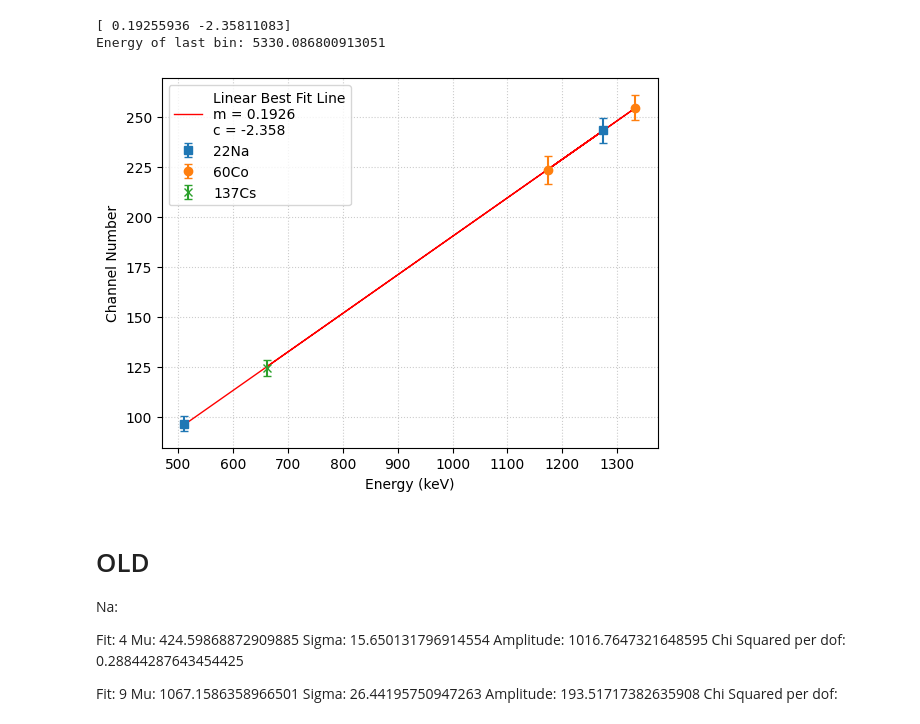
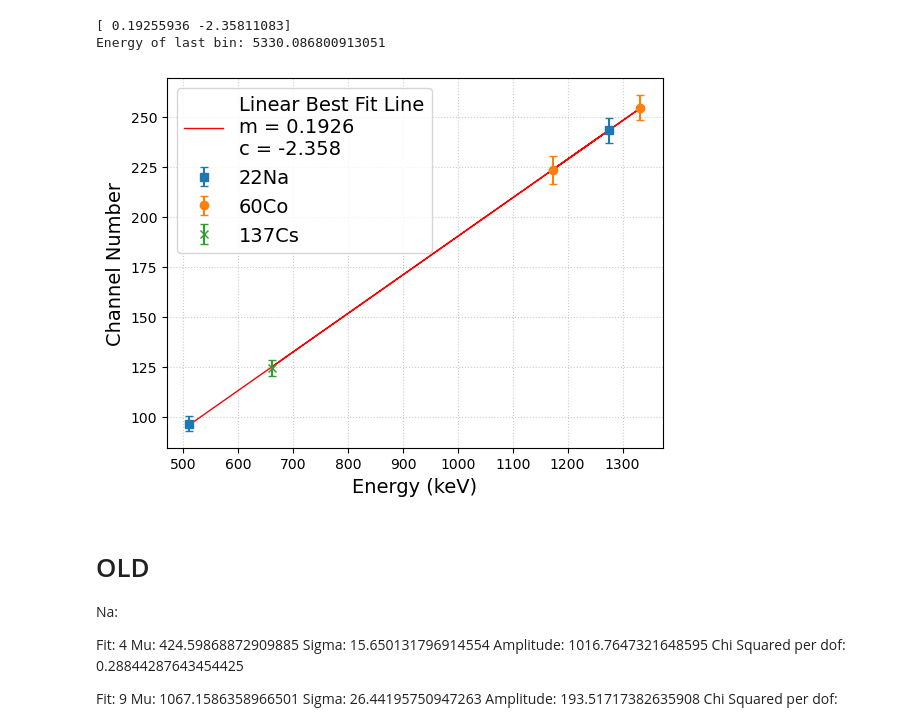
Before and after one commit to mkidson/Uni-Code, a Jupyter notebook: Honours/NP/Lab_2/calibration/High Energy/highEnergy.ipynb, the cells around one changed output. Cells and saved outputs as stored; diff of their text form; code cells hidden in the pictures.

```diff
--- a/Honours/NP/Lab_2/calibration/High Energy/highEnergy.ipynb
+++ b/Honours/NP/Lab_2/calibration/High Energy/highEnergy.ipynb
@@ -250,19 +250,20 @@ print(f'Energy of last bin: {(1024 - popt[1]) / popt[0]}')
 Energy of last bin: 5330.086800913051
 # %%
 plt.figure()
-plt.xlabel('Energy (keV)')
-plt.ylabel('Channel Number')
+plt.xlabel('Energy (keV)', fontsize=14)
+plt.ylabel('Channel Number', fontsize=14)
 plt.xticks([500,600,700,800,900,1000,1100,1200,1300])
 plt.grid(color='#CCCCCC', linestyle=':')
 # plt.plot(energies, popt[0]*energies + popt[1], color='orange')
 plt.plot(energies, popt[0]*energies + popt[1], 'red', linewidth=1, label=f'Linear Best Fit Line\nm = {popt[0]:.4}\nc = {popt[1]:.4}')
 plt.errorbar(energies[:2], mus[:2], sigmas[:2], label='22Na', fmt='s', capsize=3)
 plt.errorbar(energies[2:4], mus[2:4], sigmas[2:4], label='60Co', fmt='o', capsize=3)
 plt.errorbar(energies[4:], mus[4:], sigmas[4:], label='137Cs', fmt='x', capsize=3)
-plt.legend()
-plt.savefig('./high_calibration.pdf')
+plt.legend(fontsize=14)
+
+plt.savefig('../../Report/Plots/high_calibration.pdf')
 # %% [output]
-[figure, old version]
+[figure, new version]
 # %% [markdown]
 # OLD
 
```
Also changed, not shown: 17 other files.
